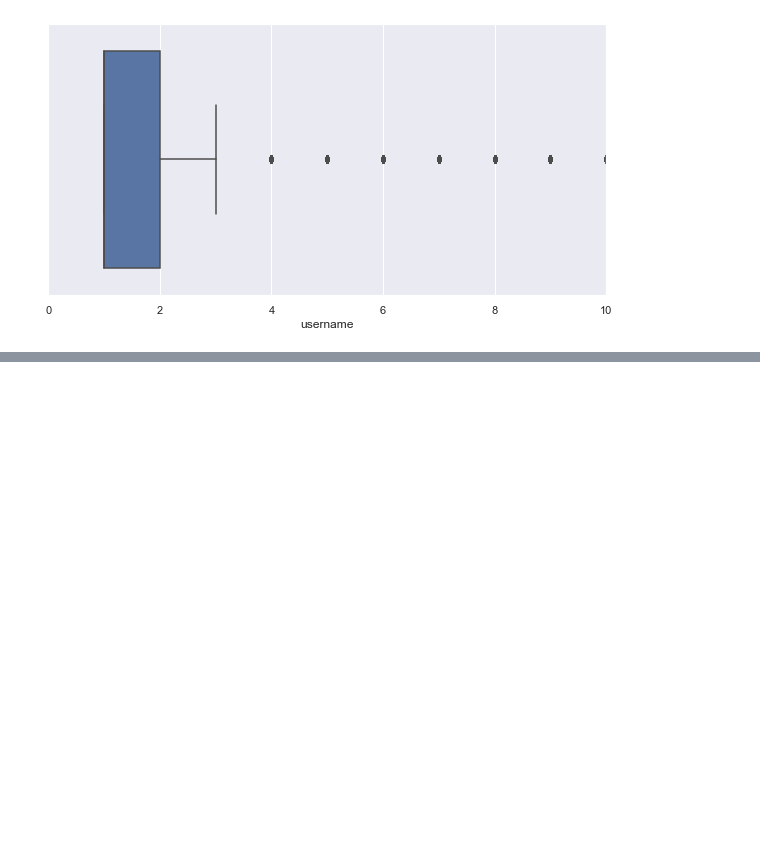
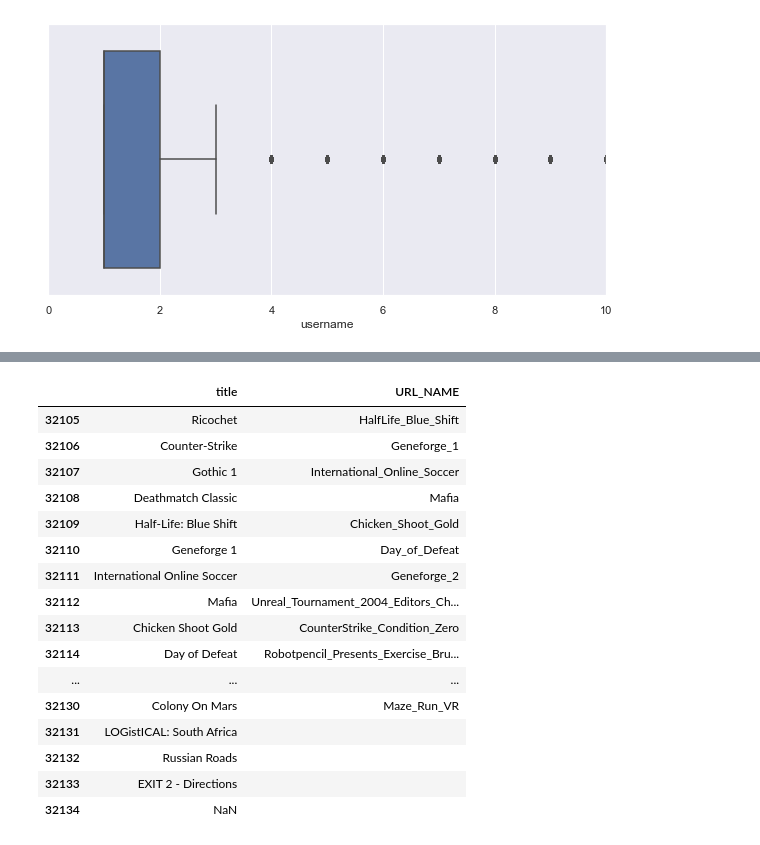
Before and after one commit to franpossetto/acamica-ds-spr3, a Jupyter notebook: Data_pre-proccesing_2.ipynb, the cells around one changed output, grey strips where cells are left out. Cells and saved outputs as stored; diff of their text form; code cells hidden in the pictures; blank space fills up the shorter version.

```diff
--- a/Data_pre-proccesing_2.ipynb
+++ b/Data_pre-proccesing_2.ipynb
@@ -211,0 +331,20 @@ ax.set_xlim([0,10])
+# %%
+data_games.loc[:, ["title", "URL_NAME"]].tail(30)
+# %% [output]
+|  | title | URL_NAME |
+| 32105 | Ricochet | HalfLife_Blue_Shift |
+| 32106 | Counter-Strike | Geneforge_1 |
+| 32107 | Gothic 1 | International_Online_Soccer |
+| 32108 | Deathmatch Classic | Mafia |
+| 32109 | Half-Life: Blue Shift | Chicken_Shoot_Gold |
+| 32110 | Geneforge 1 | Day_of_Defeat |
+| 32111 | International Online Soccer | Geneforge_2 |
+| 32112 | Mafia | Unreal_Tournament_2004_Editors_Ch... |
+| 32113 | Chicken Shoot Gold | CounterStrike_Condition_Zero |
+| 32114 | Day of Defeat | Robotpencil_Presents_Exercise_Bru... |
+| ... | ... | ... |
+| 32130 | Colony On Mars | Maze_Run_VR |
+| 32131 | LOGistICAL: South Africa |  |
+| 32132 | Russian Roads |  |
+| 32133 | EXIT 2 - Directions |  |
+| 32134 | NaN |  |
```
Also changed, not shown: parts of 17 cells of this notebook.
